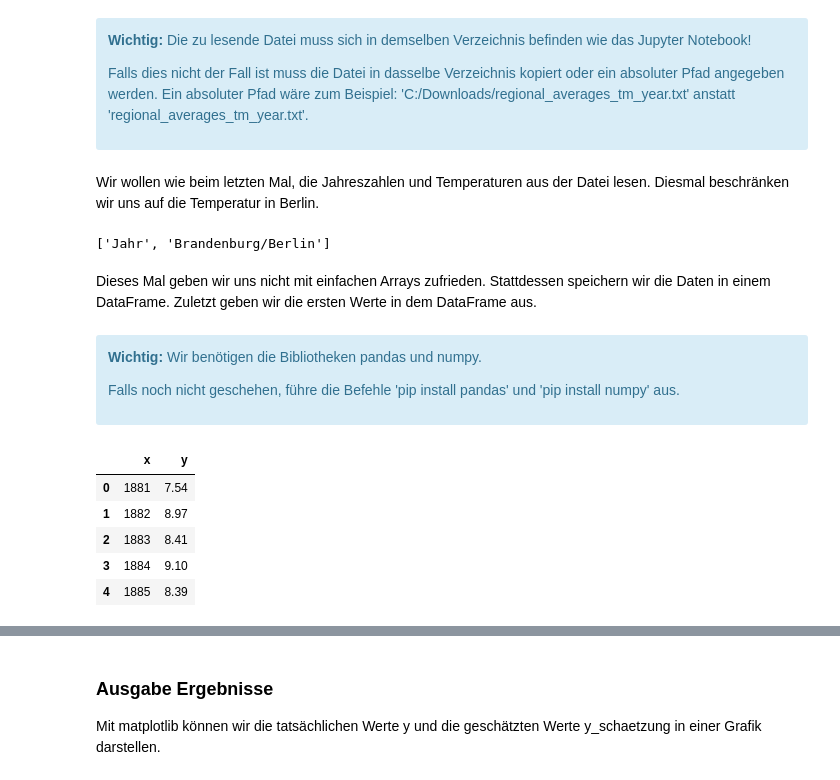
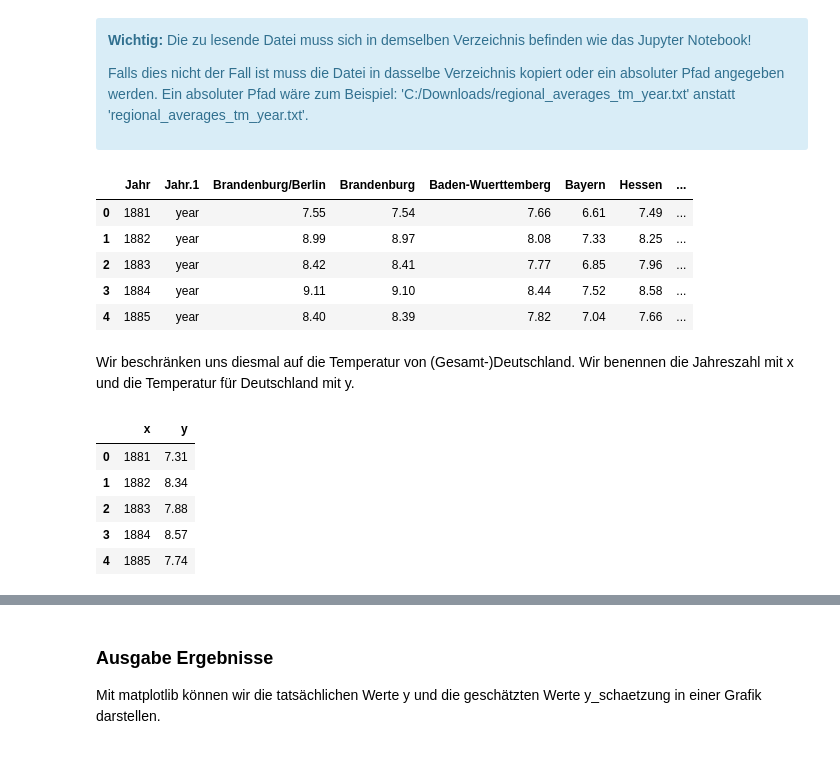
Before and after one commit to StefanSpieker/52Stunden, a Jupyter notebook: regression/temperaturvorhersage.ipynb, the cells around one changed output, grey strips where cells are left out. Cells and saved outputs as stored; diff of their text form; code cells hidden in the pictures.

```diff
--- a/regression/temperaturvorhersage.ipynb
+++ b/regression/temperaturvorhersage.ipynb
@@ -11,52 +19,34 @@ Als erstes laden wir die Datei (jährliche Durchschnittstemperaturen) aus der Da
 Falls dies nicht der Fall ist muss die Datei in dasselbe Verzeichnis kopiert oder ein absoluter Pfad angegeben werden. Ein absoluter Pfad wäre zum Beispiel: 'C:/Downloads/regional_averages_tm_year.txt' anstatt 'regional_averages_tm_year.txt'.
 
 </div>
-# %% [markdown]
-Wir wollen wie beim letzten Mal, die Jahreszahlen und Temperaturen aus der Datei lesen. Diesmal beschränken wir uns auf die Temperatur in Berlin.
-# %%
-import csv
-jahr = []
-temperaturBerlin = []
-with open('regional_averages_tm_year.txt') as csvfile:
-    readCSV = csv.reader(csvfile, delimiter=';')
-    titel = next(readCSV, None)  # Titel auslesen
-    kopf = next(readCSV, None)   # Kopfzeile auslesen
-    if kopf:
-        print(kopf[1:3])
-    for row in readCSV:
-        jahr.append(int(row[0]))
-        temperaturBerlin.append(float(row[3]))
-# %% [output]
-['Jahr', 'Brandenburg/Berlin']
-# %% [markdown]
-Dieses Mal geben wir uns nicht mit einfachen Arrays zufrieden. Stattdessen speichern wir die Daten in einem DataFrame. Zuletzt geben wir die ersten Werte in dem DataFrame aus.
-# %% [markdown]
-<div class="alert alert-info">
-
-**Wichtig:** Wir benötigen die Bibliotheken pandas und numpy.
-
-Falls noch nicht geschehen, führe die Befehle 'pip install pandas' und 'pip install numpy' aus.
-
-</div>
-# %%
-import pandas as pd
-import numpy as np
-
-x = jahr
-y = temperaturBerlin
-
-df = pd.DataFrame(
-    {'x': x,
-     'y': y}
-)
-
-df.head()
-# %% [output]
-|  | x | y |
-| 0 | 1881 | 7.54 |
-| 1 | 1882 | 8.97 |
-| 2 | 1883 | 8.41 |
-| 3 | 1884 | 9.10 |
-| 4 | 1885 | 8.39 |
+# %%
+import pandas as pd
+
+df_raw = pd.read_csv('regional_averages_tm_year.txt', delimiter=";", skiprows=1)
+
+df_raw.head()
+# %% [output]
+|  | Jahr | Jahr.1 | Brandenburg/Berlin | Brandenburg | Baden-Wuerttemberg | Bayern | Hessen | ... |
+| 0 | 1881 | year | 7.55 | 7.54 | 7.66 | 6.61 | 7.49 | ... |
+| 1 | 1882 | year | 8.99 | 8.97 | 8.08 | 7.33 | 8.25 | ... |
+| 2 | 1883 | year | 8.42 | 8.41 | 7.77 | 6.85 | 7.96 | ... |
+| 3 | 1884 | year | 9.11 | 9.10 | 8.44 | 7.52 | 8.58 | ... |
+| 4 | 1885 | year | 8.40 | 8.39 | 7.82 | 7.04 | 7.66 | ... |
+# %% [markdown]
+Wir beschränken uns diesmal auf die Temperatur von (Gesamt-)Deutschland. Wir benennen die Jahreszahl mit x und die Temperatur für Deutschland mit y.
+# %%
+df = pd.DataFrame(
+    {'x': df_raw['Jahr'],
+     'y': df_raw['Deutschland']}
+)
+
+df.head()
+# %% [output]
+|  | x | y |
+| 0 | 1881 | 7.31 |
+| 1 | 1882 | 8.34 |
+| 2 | 1883 | 7.88 |
+| 3 | 1884 | 8.57 |
+| 4 | 1885 | 7.74 |
 # %% [markdown]
 ## Berechne lineare Regression
```
Also changed, not shown: parts of 30 cells of this notebook, 1 other file.
